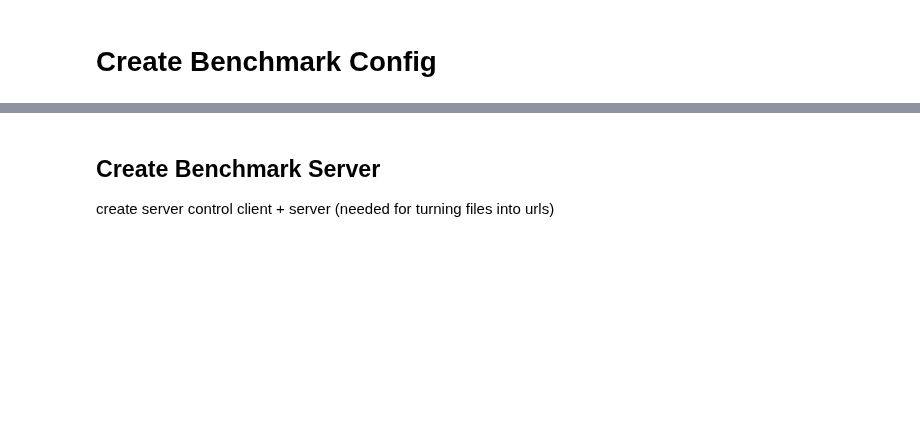
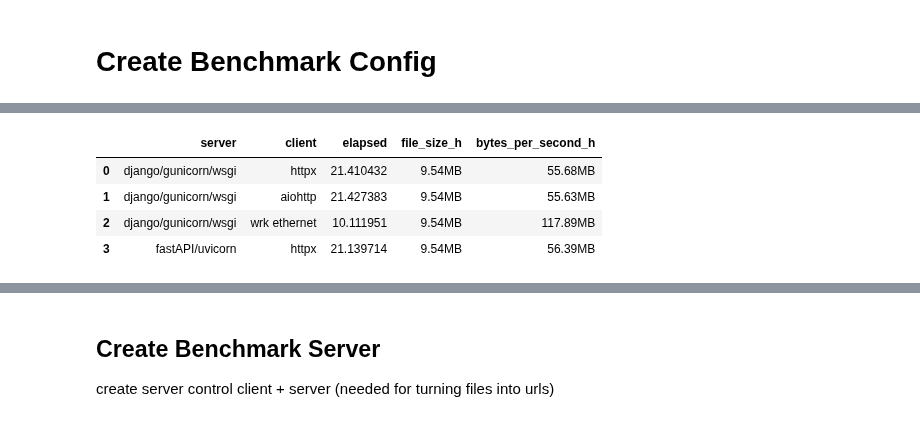
Before and after one commit to ephes/will_it_saturate, a Jupyter notebook: 52_benchmark_from_config.ipynb, the cells around one changed output, grey strips where cells are left out. Saved outputs shown, nothing was run; the diff lists cells and outputs as text; code cells hidden in the pictures; blank space fills up the shorter version.

```diff
--- a/52_benchmark_from_config.ipynb
+++ b/52_benchmark_from_config.ipynb
@@ -24,0 +80,18 @@ from will_it_saturate.repositories import SqliteRepository, register_default_tab
+# %%
+# dont_test
+
+results_from_database = results_table.get_results()
+
+cols = set(["server", "client", "elapsed", "file_size_h", "bytes_per_second_h"])
+pd.DataFrame(
+    [
+        {k: v for k, v in r.dict_for_pandas().items() if k in cols}
+        for r in results_from_database
+    ]
+)
+# %% [output]
+|  | server | client | elapsed | file_size_h | bytes_per_second_h |
+| 0 | django/gunicorn/wsgi | httpx | 21.410432 | 9.54MB | 55.68MB |
+| 1 | django/gunicorn/wsgi | aiohttp | 21.427383 | 9.54MB | 55.63MB |
+| 2 | django/gunicorn/wsgi | wrk ethernet | 10.111951 | 9.54MB | 117.89MB |
+| 3 | fastAPI/uvicorn | httpx | 21.139714 | 9.54MB | 56.39MB |
```
Also changed, not shown: parts of 8 cells of this notebook, 1 other file.
